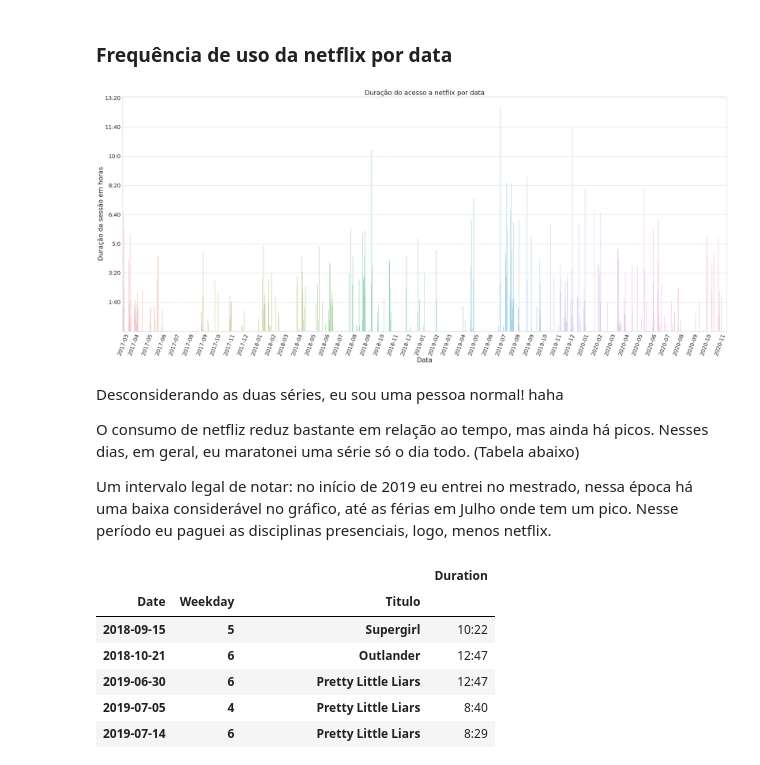
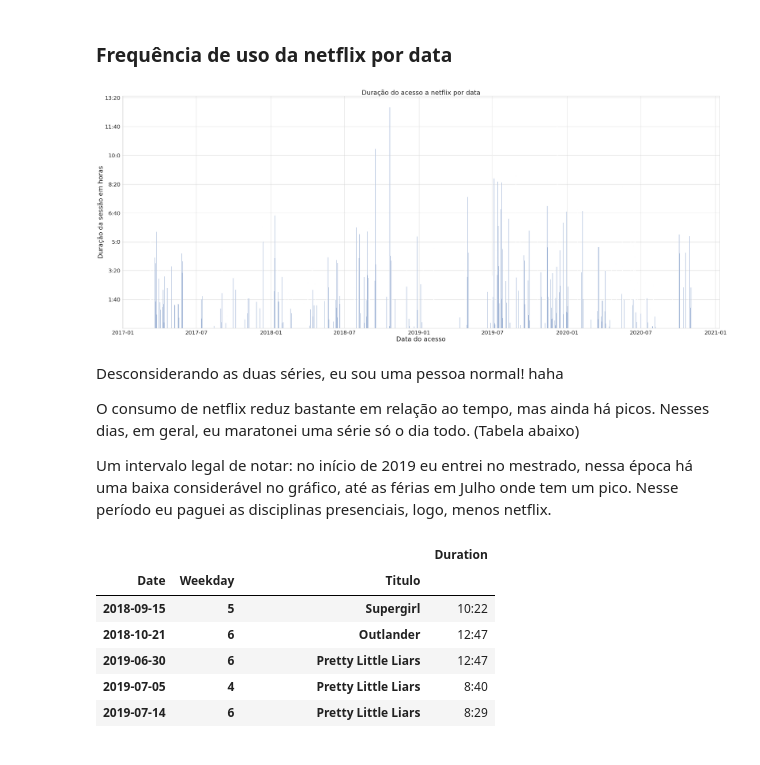
Before and after one commit to luciaemiliaeu/netflix_data_analysis, a Jupyter notebook: netflix_data_analysis.ipynb, the cells around one changed output. Cells and saved outputs as stored; diff of their text form; code cells hidden in the pictures.

```diff
--- a/netflix_data_analysis.ipynb
+++ b/netflix_data_analysis.ipynb
@@ -539,8 +539,8 @@ Eu tenho preferência pelas temporadas intermediárias, entre a 6 e a 9. Nessas
 # %% [markdown]
 ## E se eu fosse uma pessoa normal?
 # %%
-selecao = (dataset['Titulo']=='Friends') | (dataset['Titulo']=='A Anatomia de Grey')
-outras_series = dataset[~selecao]
+select = (dataset['Titulo']=='Friends') | (dataset['Titulo']=='A Anatomia de Grey')
+other_series = dataset[~select].copy()
 # %% [markdown]
 ### Frequência de uso da netflix por data
 # %%
@@ -562,32 +563,32 @@ dt['Weekday'] = dt['index'].dt.dayofweek
 # %%
 #labels
-dt['labels'] = dt['index'].dt.to_period('M')
-index_labels = dt['labels'].searchsorted(dt['labels'].unique())
-dt.drop('labels', axis=1, inplace=True)
+data_by_dates['labels'] = data_by_dates['index'].dt.to_period('M')
+x_ticks = data_by_dates['labels'].searchsorted(data_by_dates['labels'].unique())
+data_by_dates.drop('labels', axis=1, inplace=True)
+x_labels = data_by_dates.loc[x_ticks, 'index'].dt.to_period('M')
 
-y = [100,200,300,400,500,600,700,800]
-horas = [str(int(x/60)) for x in y]
-minutos = [str(int(x%60)) for x in y]
-ylabels = list(zip(horas, minutos))
-ylabels = [hora[0]+':'+hora[1] for hora in ylabels]
+y_ticks = [100,200,300,400,500,600,700,800]
+hours = [str(int(x/60)) for x in y_ticks]
+minutes = [str(int(x%60)) for x in y_ticks]
+y_labels = list(zip(hours, minutes))
+y_labels = [hour[0]+':'+hour[1] for hour in y_labels]
 # %%
-#plotagem
+fig = plt.figure(figsize=(50,20))
+plt.bar(x = data_by_dates['index'],
+        height = data_by_dates['Duration'])
+plt.xticks(fontsize=25)
+plt.yticks(y_ticks, y_labels, fontsize=25)
+plt.xlabel('Data do acesso', fontsize=30)
+plt.ylabel('Duração da sessão em horas', fontsize=30)
+plt.title('Duração do acesso a netflix por data', fontsize=30)
 
-figure = plt.figure(figsize=(50,20))
-sns.barplot(x=dt['index'], y = dt['Duration'])
-plt.xticks(index_labels, dt.loc[index_labels, 'index'].dt.to_period('M'),
-           rotation = 70, fontsize= 25)
-plt.yticks(y, ylabels, fontsize= 25)
-plt.xlabel('Data', fontsize= 30)
-plt.ylabel('Duração da sessão em horas', fontsize= 30)
-plt.title('Duração do acesso a netflix por data', fontsize= 30)
 plt.show()
 # %% [output]
-[figure, old version]
+[figure, new version]
 # %% [markdown]
 Desconsiderando as duas séries, eu sou uma pessoa normal! haha
 
-O consumo de netfliz reduz bastante em relação ao tempo, mas ainda há picos. Nesses dias, em geral, eu maratonei uma série só o dia todo. (Tabela abaixo)
+O consumo de netflix reduz bastante em relação ao tempo, mas ainda há picos. Nesses dias, em geral, eu maratonei uma série só o dia todo. (Tabela abaixo)
 
 Um intervalo legal de notar: no início de 2019 eu entrei no mestrado, nessa época há uma baixa considerável no gráfico,  até as férias em Julho onde tem um pico. Nesse período eu paguei as disciplinas presenciais, logo, menos netflix.
 # %%
```
Also changed, not shown: parts of 9 cells of this notebook.
